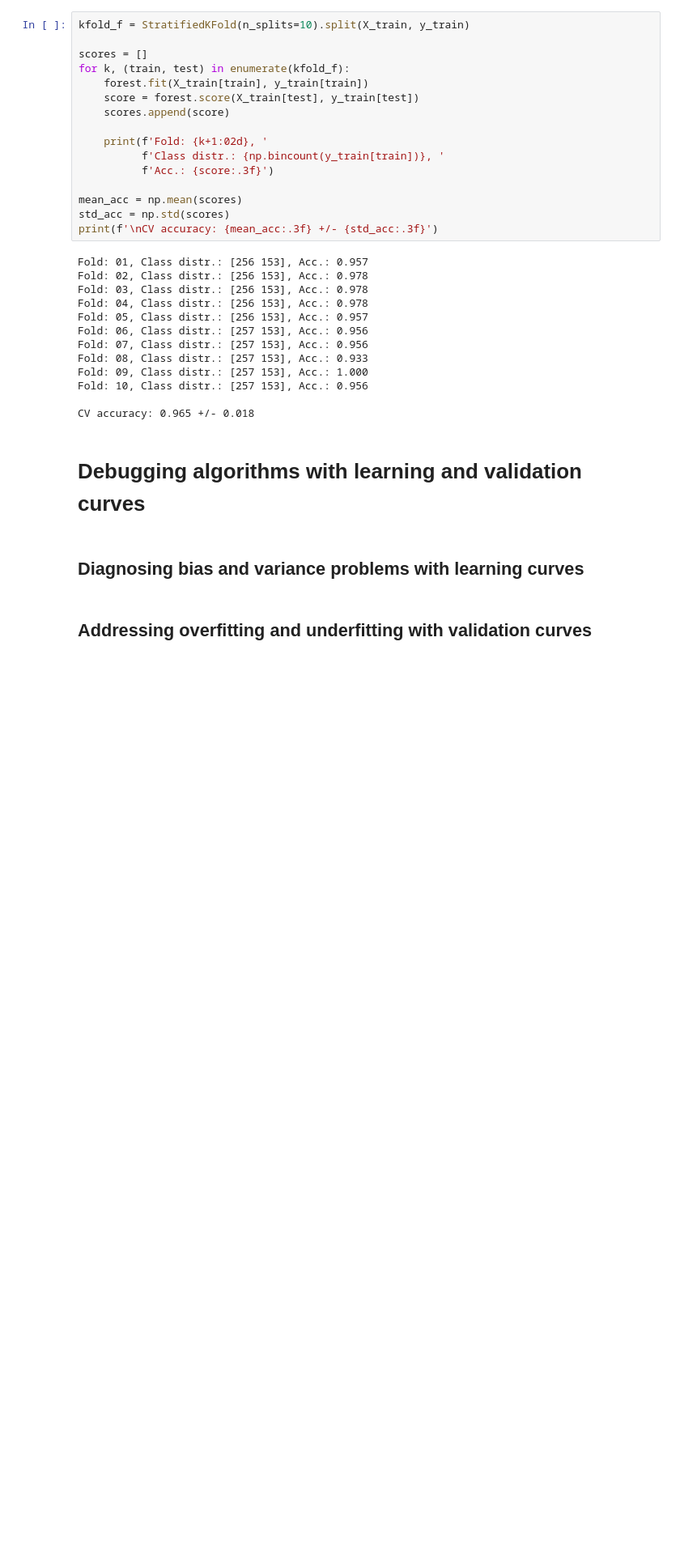
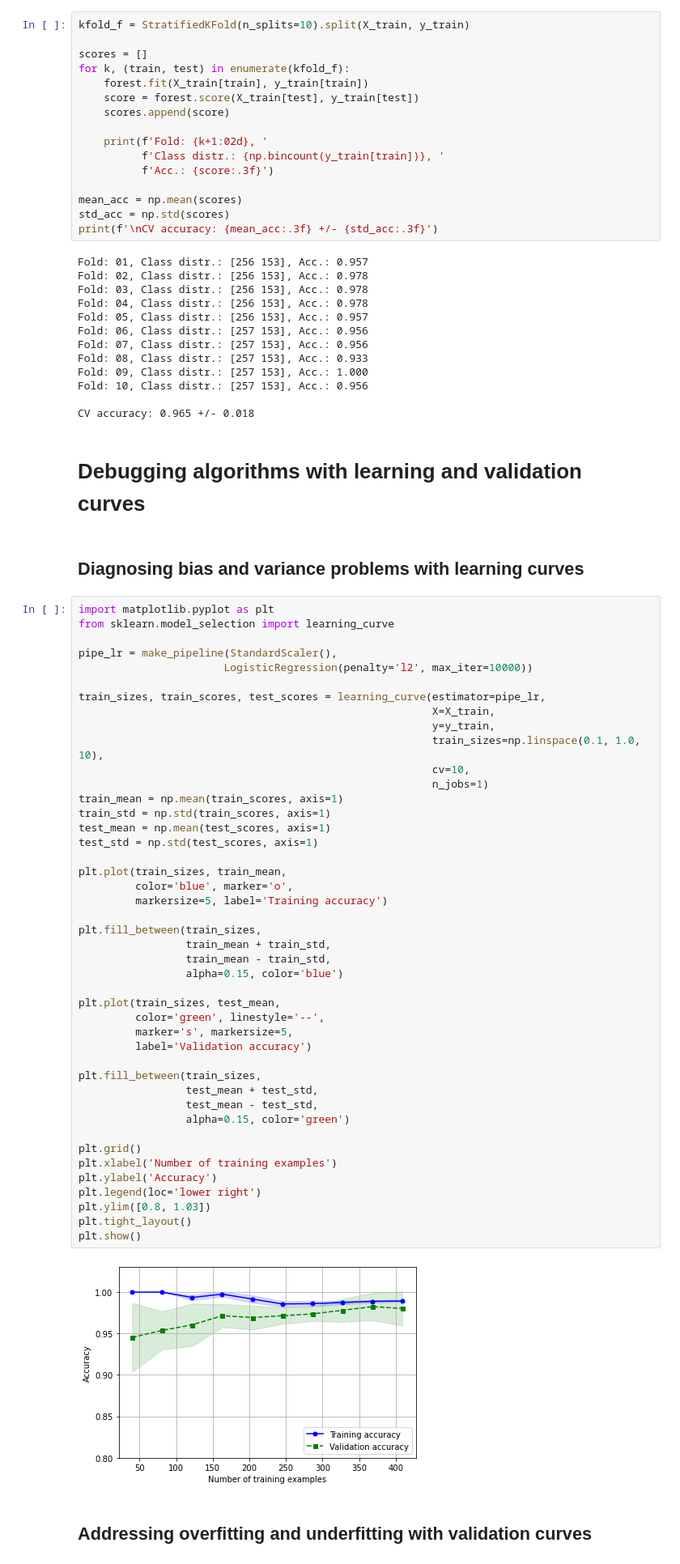
Before and after one commit to danwein8/ML_Book, a Jupyter notebook: ch06/Chapter6.ipynb, the cells around one changed output. Shown: that part at 81% size. Saved outputs shown, nothing was run; the diff lists cells and outputs as text; blank space fills up the shorter version.

```diff
--- a/ch06/Chapter6.ipynb
+++ b/ch06/Chapter6.ipynb
@@ -212,5 +212,51 @@ CV accuracy: 0.965 +/- 0.018
 # Debugging algorithms with learning and validation curves
 # %% [markdown]
 ## Diagnosing bias and variance problems with learning curves
+# %%
+import matplotlib.pyplot as plt
+from sklearn.model_selection import learning_curve
+
+pipe_lr = make_pipeline(StandardScaler(),
+                       LogisticRegression(penalty='l2', max_iter=10000))
+
+train_sizes, train_scores, test_scores = learning_curve(estimator=pipe_lr,
+                                                        X=X_train,
+                                                        y=y_train,
+                                                        train_sizes=np.linspace(0.1, 1.0, 10),
+                                                        cv=10,
+                                                        n_jobs=1)
+train_mean = np.mean(train_scores, axis=1)
+train_std = np.std(train_scores, axis=1)
+test_mean = np.mean(test_scores, axis=1)
+test_std = np.std(test_scores, axis=1)
+
+plt.plot(train_sizes, train_mean,
+         color='blue', marker='o',
+         markersize=5, label='Training accuracy')
+
+plt.fill_between(train_sizes,
+                 train_mean + train_std,
+                 train_mean - train_std,
+                 alpha=0.15, color='blue')
+
+plt.plot(train_sizes, test_mean,
+         color='green', linestyle='--',
+         marker='s', markersize=5,
+         label='Validation accuracy')
+
+plt.fill_between(train_sizes,
+                 test_mean + test_std,
+                 test_mean - test_std,
+                 alpha=0.15, color='green')
+
+plt.grid()
+plt.xlabel('Number of training examples')
+plt.ylabel('Accuracy')
+plt.legend(loc='lower right')
+plt.ylim([0.8, 1.03])
+plt.tight_layout()
+plt.show()
+# %% [output]
+[figure, added]
 # %% [markdown]
 ## Addressing overfitting and underfitting with validation curves
```
Also changed, not shown: parts of 11 cells of this notebook.
